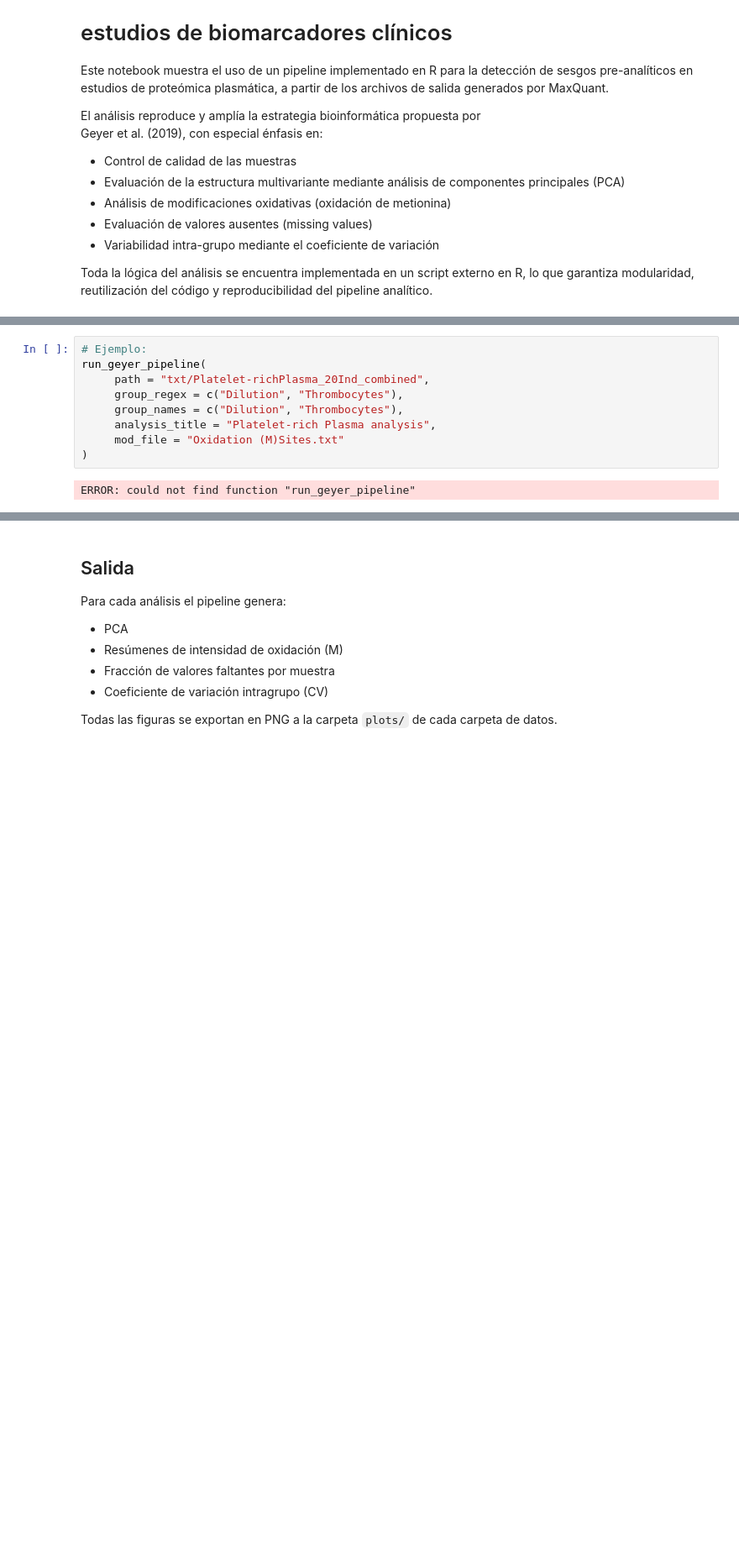
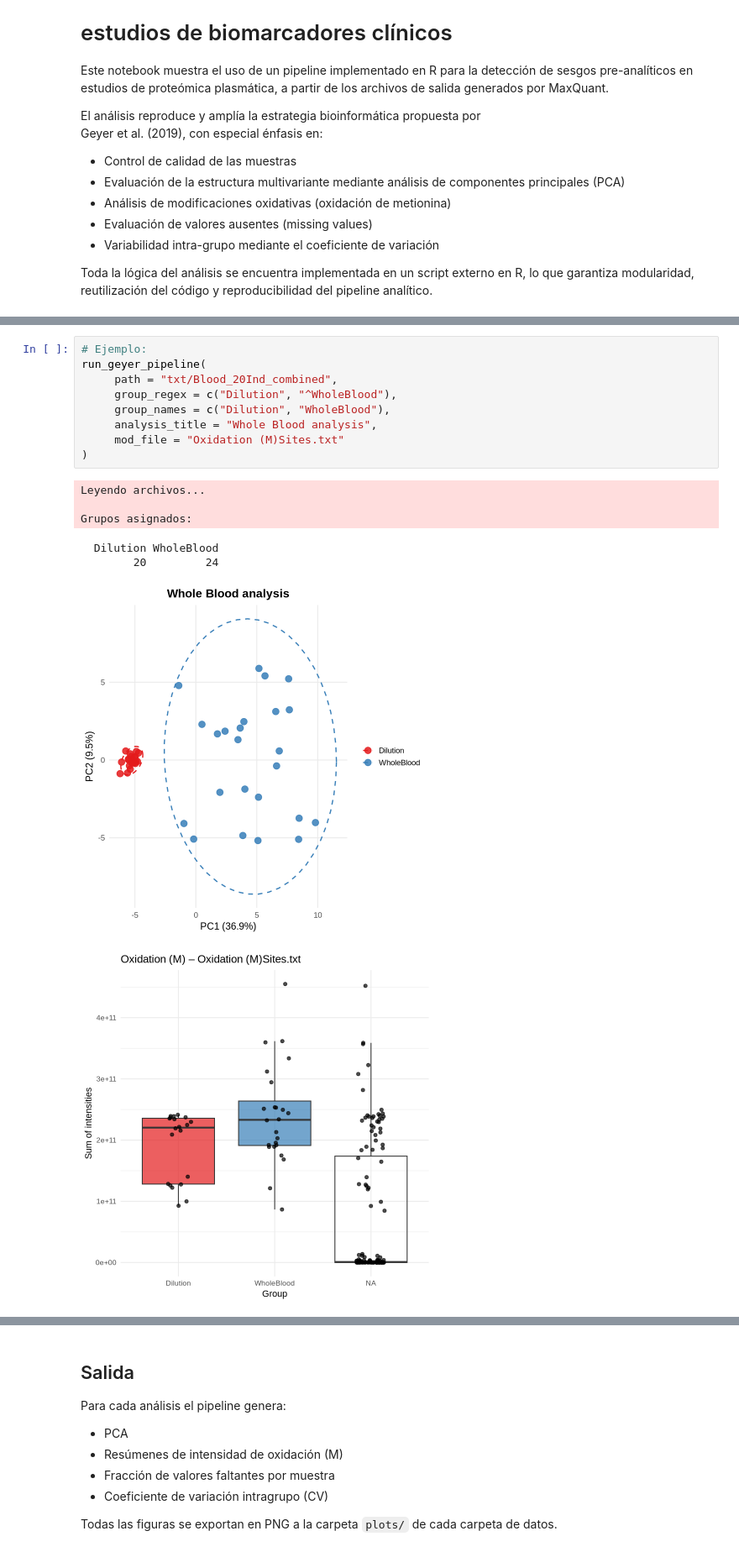
Before and after one commit to vsanbet/Trabajo-final-in-silico, a Jupyter notebook: pipeline_proteomics.ipynb, the cells around one changed output, grey strips where cells are left out. Shown at 84% size. Cells and saved outputs as stored; diff of their text form; blank space fills up the shorter version.

```diff
--- a/pipeline_proteomics.ipynb
+++ b/pipeline_proteomics.ipynb
@@ -41,11 +97,17 @@ Cada directorio corresponde a una condición experimental y se analiza independi
 # %%
 # Ejemplo:
 run_geyer_pipeline(
-     path = "txt/Platelet-richPlasma_20Ind_combined",
-     group_regex = c("Dilution", "Thrombocytes"),
-     group_names = c("Dilution", "Thrombocytes"),
-     analysis_title = "Platelet-rich Plasma analysis",
+     path = "txt/Blood_20Ind_combined",
+     group_regex = c("Dilution", "^WholeBlood"),
+     group_names = c("Dilution", "WholeBlood"),
+     analysis_title = "Whole Blood analysis",
      mod_file = "Oxidation (M)Sites.txt"
 )
 # %% [output]
-ERROR: could not find function "run_geyer_pipeline"
+Leyendo archivos...
+
+Grupos asignados:
+  Dilution WholeBlood
+        20         24
+[figure, added]
+[figure, added]
```
Also changed, not shown: parts of 5 cells of this notebook.
